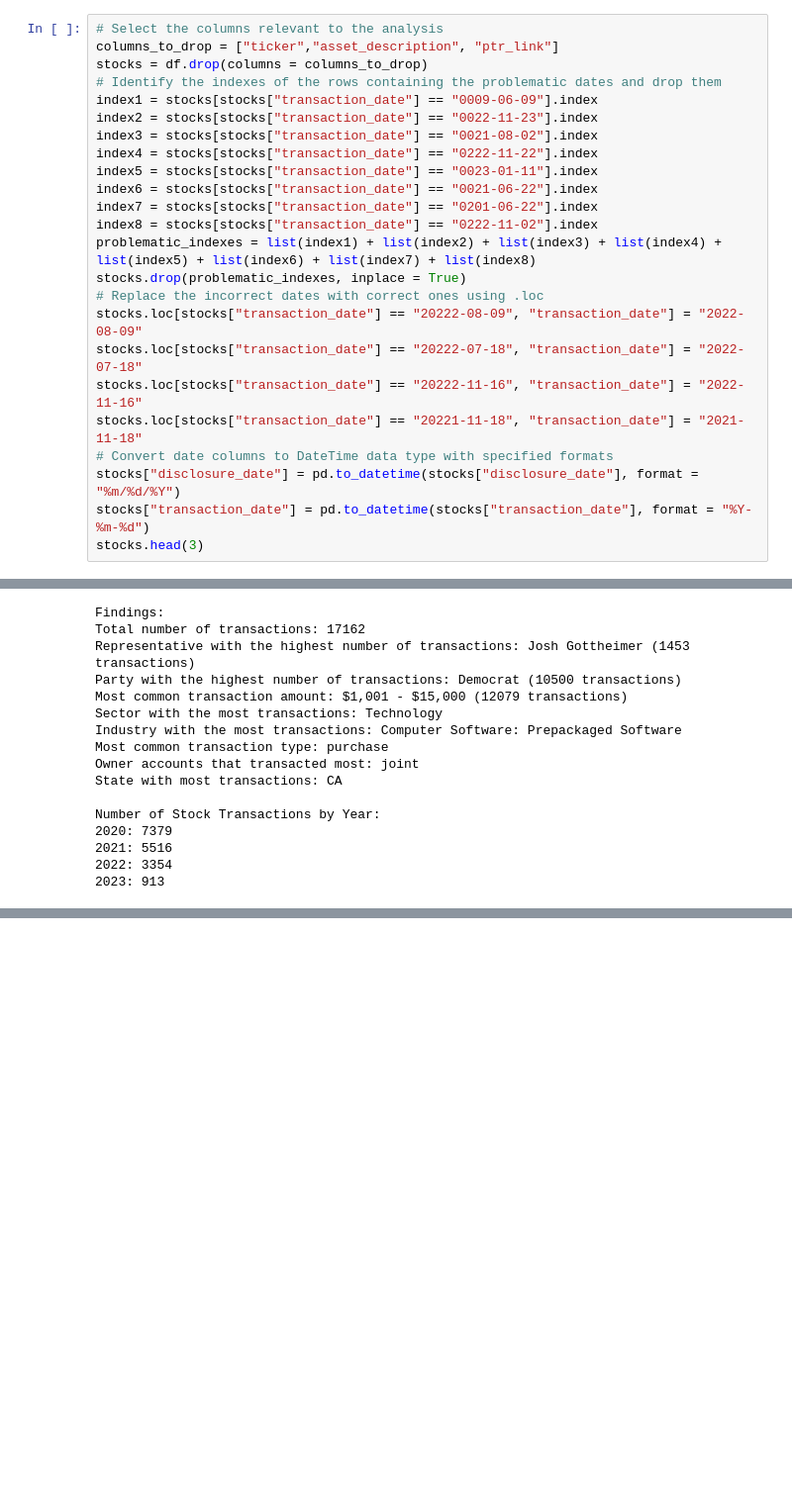
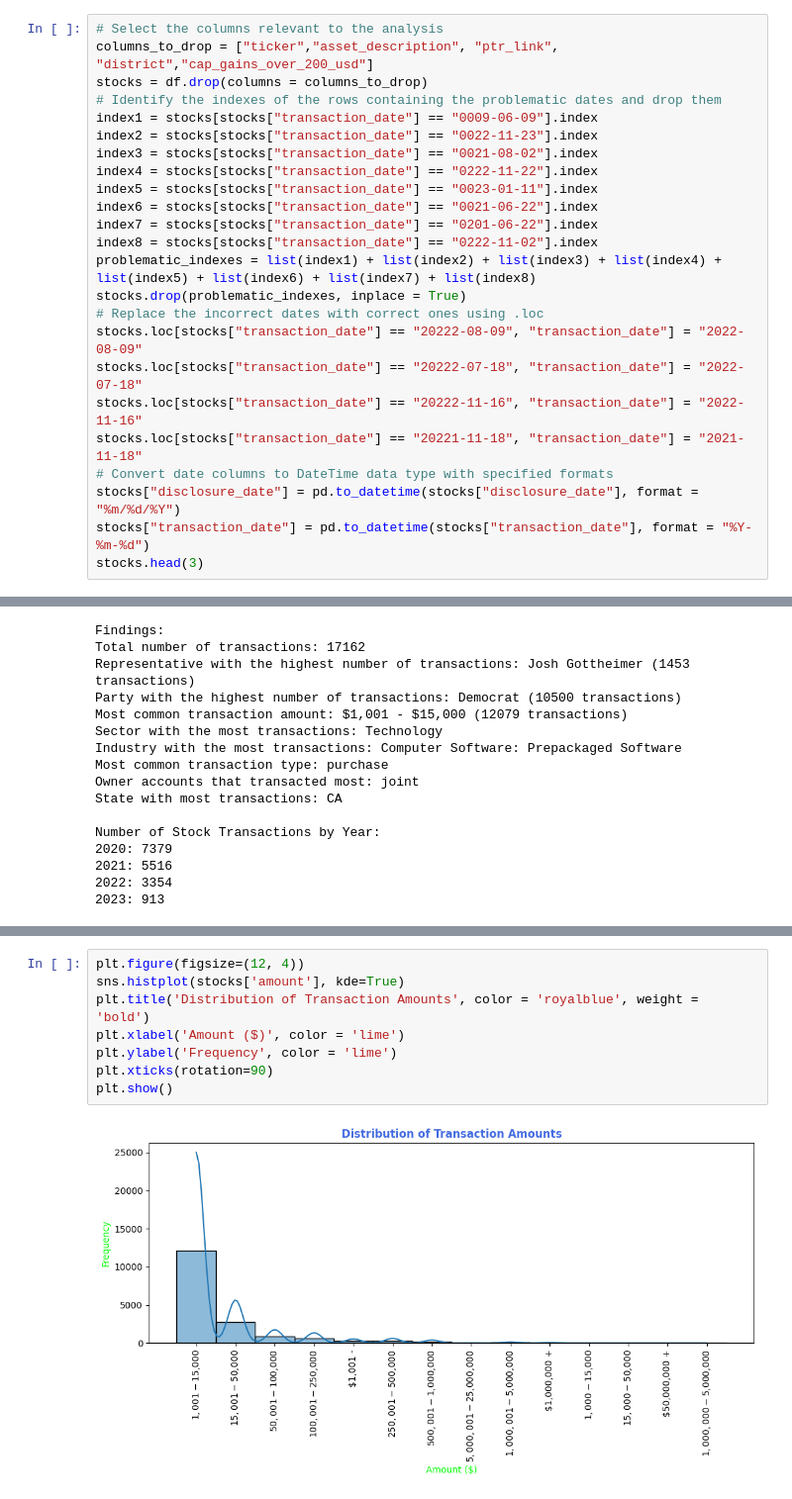
Before and after one commit to tobuya/exploratory-data-analysis, a Jupyter notebook: stocks/stocks.ipynb, the cells around one changed output, grey strips where cells are left out. Shown: that part at 99% size. Cells and saved outputs as stored; diff of their text form; blank space fills up the shorter version.

Commit message:
Update the visualization section

```diff
--- a/stocks/stocks.ipynb
+++ b/stocks/stocks.ipynb
@@ -56,7 +57,7 @@ df.head(3)
 Now that we have the data loaded, it's observable from the above printout that the column formats are different even where the information is the same e.g. the date columns; `disclosure_date` and `transaction_date`. We will trim and clean the data to make things as simple as possible when we get to the actual exploration. Cleaning the data makes sure that the data formats are consistent while trimming focuses only on the part of the data we are interested in to make the exploration easier to work with.
 # %%
 # Select the columns relevant to the analysis
-columns_to_drop = ["ticker","asset_description", "ptr_link"]
+columns_to_drop = ["ticker","asset_description", "ptr_link", "district","cap_gains_over_200_usd"]
 stocks = df.drop(columns = columns_to_drop)
 # Identify the indexes of the rows containing the problematic dates and drop them
 index1 = stocks[stocks["transaction_date"] == "0009-06-09"].index
@@ -161,0 +173,10 @@ Number of Stock Transactions by Year:
+# %%
+plt.figure(figsize=(12, 4))
+sns.histplot(stocks['amount'], kde=True)
+plt.title('Distribution of Transaction Amounts', color = 'royalblue', weight = 'bold')
+plt.xlabel('Amount ($)', color = 'lime')
+plt.ylabel('Frequency', color = 'lime')
+plt.xticks(rotation=90)
+plt.show()
+# %% [output]
+[figure, added]
```
Also changed, not shown: parts of 10 cells of this notebook.
